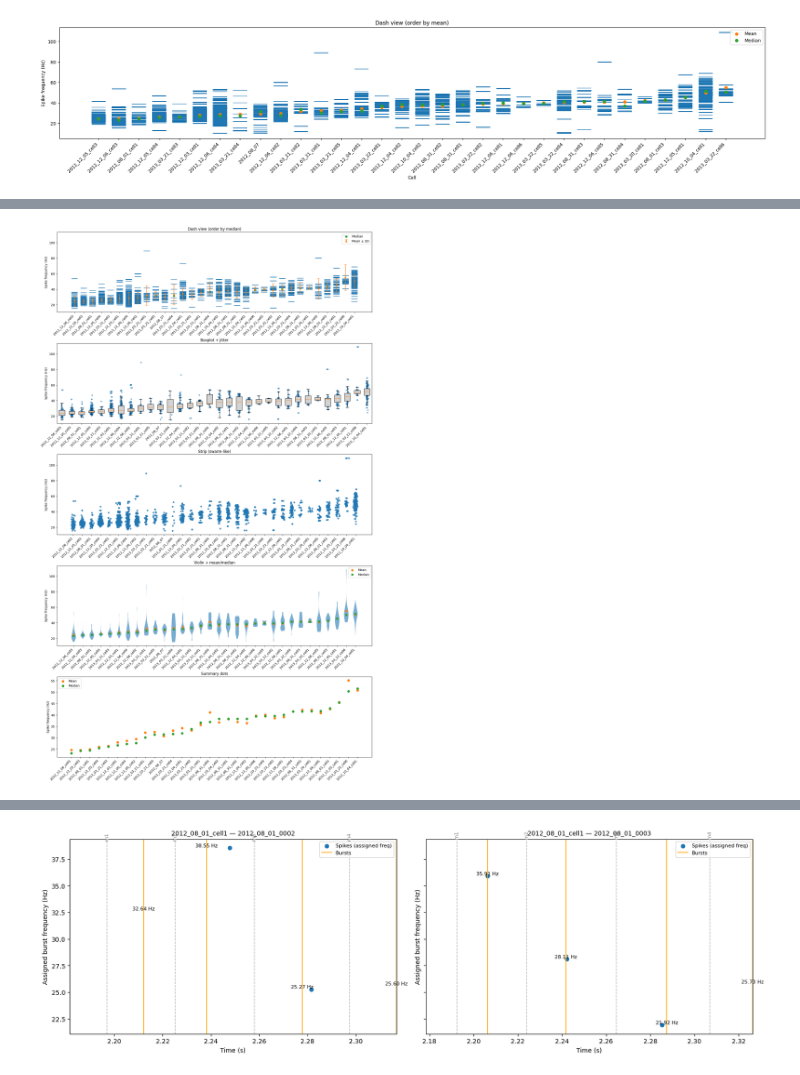
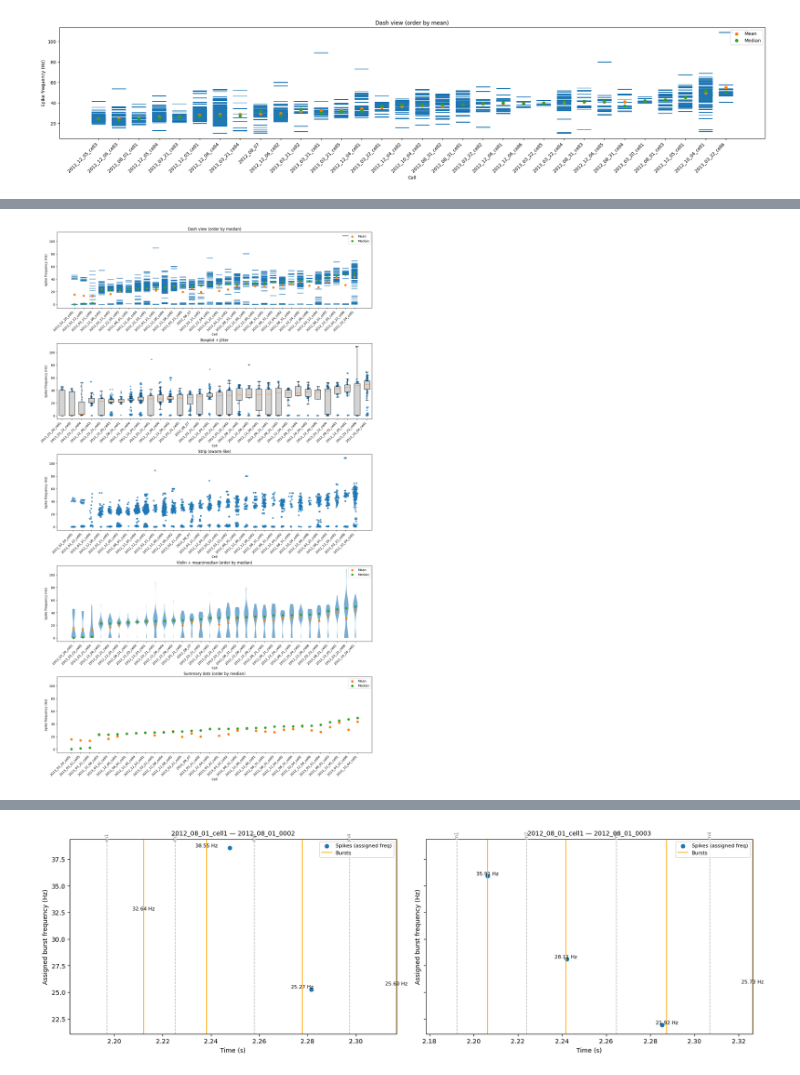
Before and after one commit to haleycab/murray-neuroscience-lab, a Jupyter notebook: Cleaned, updated files from Spring/cellattachedspikes.ipynb, the cells around one changed output, grey strips where cells are left out. Drawn from its saved outputs; the diff is of its cells as text; code cells hidden in the pictures.

Commit message:
Made plots to compare previous motoneuron groups to spiking data

```diff
--- a/Cleaned, updated files from Spring/cellattachedspikes.ipynb
+++ b/Cleaned, updated files from Spring/cellattachedspikes.ipynb
@@ -233,8 +285,6 @@ plot_spike_dashes(all_spikes_clean, order_by="mean")
 # %%
-all_spikes_clean = clean_spikes_dataframe(all_spikes, min_freq=15)
-
 # Stacked 1×5 grid, order by median
-plot_all_views_grid(all_spikes_clean, order_by="median")
+plot_all_views_grid(all_spikes, order_by="median")
 # %% [output]
-[figure, old version]
+[figure, new version]
 # %%
```
Also changed, not shown: parts of 7 cells of this notebook, 4 other files.
